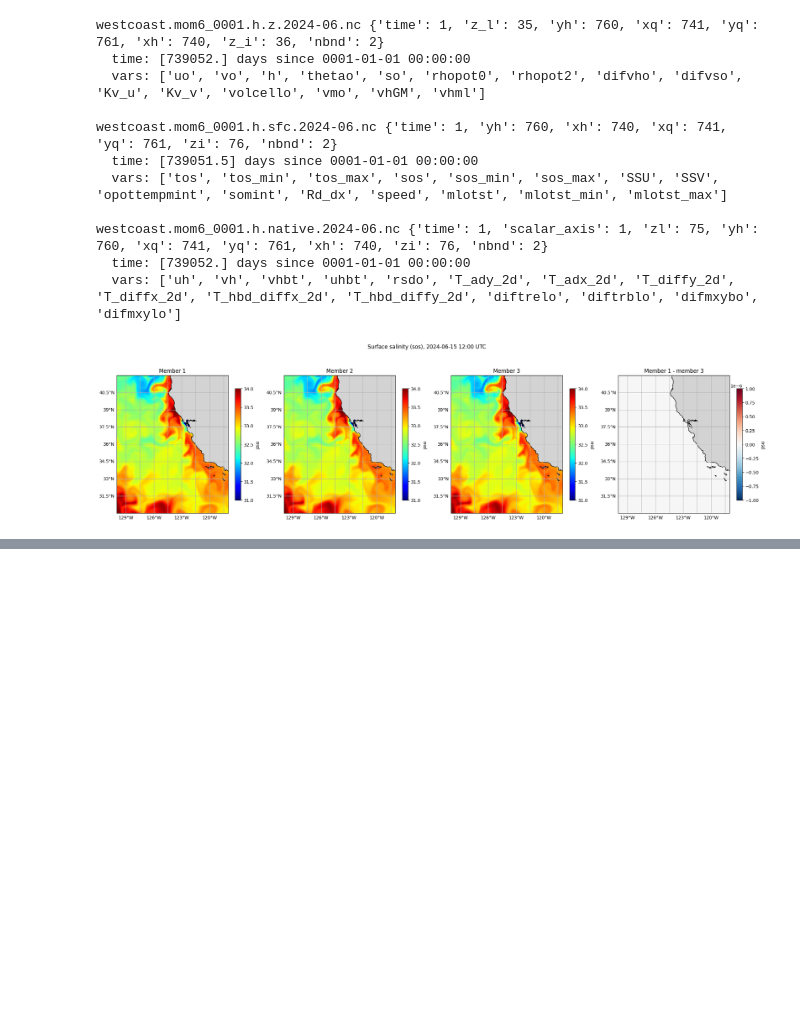
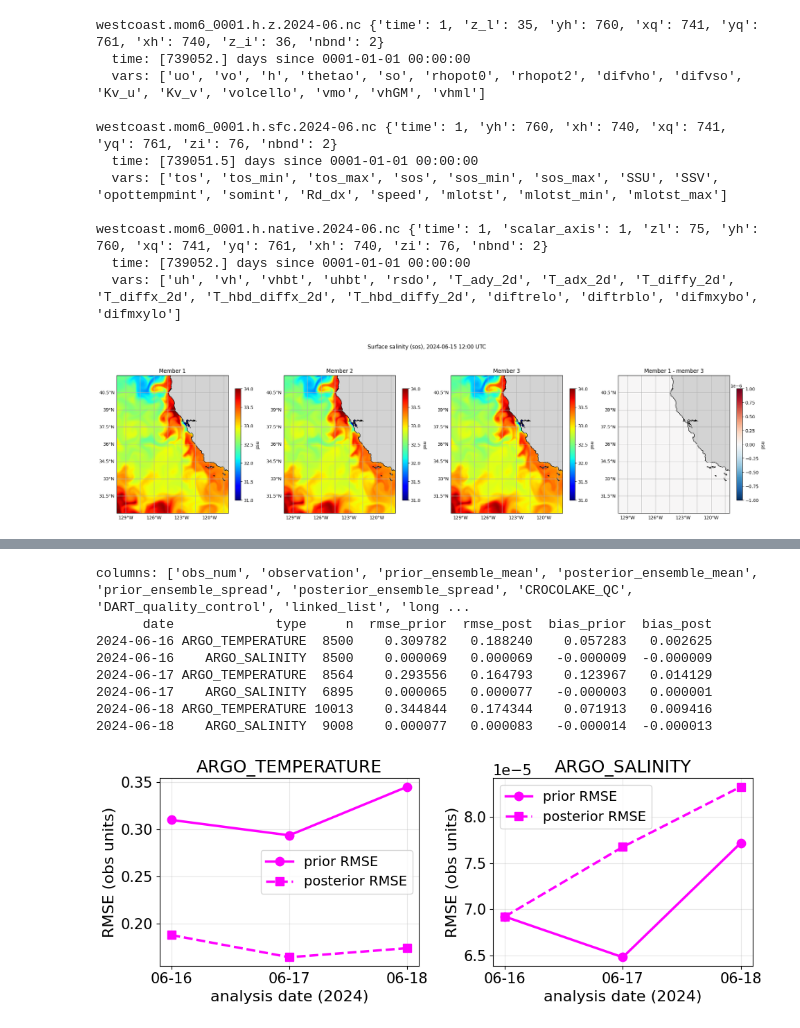
Before and after one commit to parisaheidary/crocodile2026, a Jupyter notebook: notebooks/dart.tutorial3_cycling_dart_cesm_wc.ipynb, the cells around one changed output, grey strips where cells are left out. Drawn from its saved outputs; the diff is of its cells as text; code cells hidden in the pictures; blank space fills up the shorter version.

```diff
--- a/notebooks/dart.tutorial3_cycling_dart_cesm_wc.ipynb
+++ b/notebooks/dart.tutorial3_cycling_dart_cesm_wc.ipynb
@@ -1106,0 +1284,78 @@ plot_members(var="Salt", day=0, pair=(1, 3))
+# %%
+import numpy as np
+import pandas as pd
+import matplotlib.pyplot as plt
+import pydartdiags.obs_sequence.obs_sequence as obsq
+
+
+plt.rcParams.update({
+    "font.size": 16,
+    "axes.titlesize": 18,
+    "axes.labelsize": 16,
+    "xtick.labelsize": 15,
+    "ytick.labelsize": 15,
+    "legend.fontsize": 14,
+    "lines.linewidth": 2.5,
+    "lines.markersize": 9,
+})
+
+
+D = "/glade/derecho/scratch/pheidary/westcoast/run/"
+CASE = "westcoast"
+STAMPS = ["2024-06-16-00000", "2024-06-17-00000", "2024-06-18-00000"]
+
+def cycle_stats(obs_types=("ARGO_TEMPERATURE", "ARGO_SALINITY")):
+    rows = []
+    for s in STAMPS:
+        df = obsq.ObsSequence(D + f"{CASE}.dart.ocn_obs_seq_final.{s}").df
+        if s == STAMPS[0]:
+            print("columns:", list(df.columns))
+        use = df[df["DART_quality_control"] == 0]
+        for t in obs_types:
+            g = use[use["type"] == t]
+            if len(g) == 0:
+                continue
+            o = g["observation"].values
+            pr = g["prior_ensemble_mean"].values
+            po = g["posterior_ensemble_mean"].values
+            rows.append(dict(date=pd.Timestamp(s[:10]), type=t, n=len(g),
+                             rmse_prior=np.sqrt(np.mean((pr - o) ** 2)),
+                             rmse_post=np.sqrt(np.mean((po - o) ** 2)),
+                             bias_prior=np.mean(pr - o),
+                             bias_post=np.mean(po - o)))
+    return pd.DataFrame(rows)
+
+def plot_rmse(stats):
+    types = stats["type"].unique()
+    fig, axs = plt.subplots(1, len(types), figsize=(5 * len(types), 4), squeeze=False)
+    for ax, t in zip(axs[0], types):
+        g = stats[stats["type"] == t]
+        ax.plot(g["date"], g["rmse_prior"], "o-", color="magenta", label="prior RMSE")
+        ax.plot(g["date"], g["rmse_post"], "s--", color="magenta", label="posterior RMSE")
+        # for _, r in g.iterrows():
+        #     ax.annotate(f"n={int(r['n'])}", (r["date"], r["rmse_prior"]), textcoords="offset points",
+        #                 xytext=(0, 8), ha="center", fontsize=8)
+        ax.set_xticks(g["date"])
+        ax.set_xticklabels([d.strftime("%m-%d") for d in g["date"]])
+        ax.set_title(t)
+        ax.set_xlabel("analysis date (2024)")
+        ax.set_ylabel("RMSE (obs units)")
+        ax.grid(alpha=0.3)
+        ax.legend()
+    plt.tight_layout()
+    plt.savefig("rmse_cycles.png", dpi=300, bbox_inches="tight")
+    plt.show()
+
+stats = cycle_stats()
+print(stats.to_string(index=False))
+plot_rmse(stats)
+# %% [output]
+columns: ['obs_num', 'observation', 'prior_ensemble_mean', 'posterior_ensemble_mean', 'prior_ensemble_spread', 'posterior_ensemble_spread', 'CROCOLAKE_QC', 'DART_quality_control', 'linked_list', 'long ...
+      date             type     n  rmse_prior  rmse_post  bias_prior  bias_post
+2024-06-16 ARGO_TEMPERATURE  8500    0.309782   0.188240    0.057283   0.002625
+2024-06-16    ARGO_SALINITY  8500    0.000069   0.000069   -0.000009  -0.000009
+2024-06-17 ARGO_TEMPERATURE  8564    0.293556   0.164793    0.123967   0.014129
+2024-06-17    ARGO_SALINITY  6895    0.000065   0.000077   -0.000003   0.000001
+2024-06-18 ARGO_TEMPERATURE 10013    0.344844   0.174344    0.071913   0.009416
+2024-06-18    ARGO_SALINITY  9008    0.000077   0.000083   -0.000014  -0.000013
+[figure, added]
```
Also changed, not shown: parts of 7 cells of this notebook.
